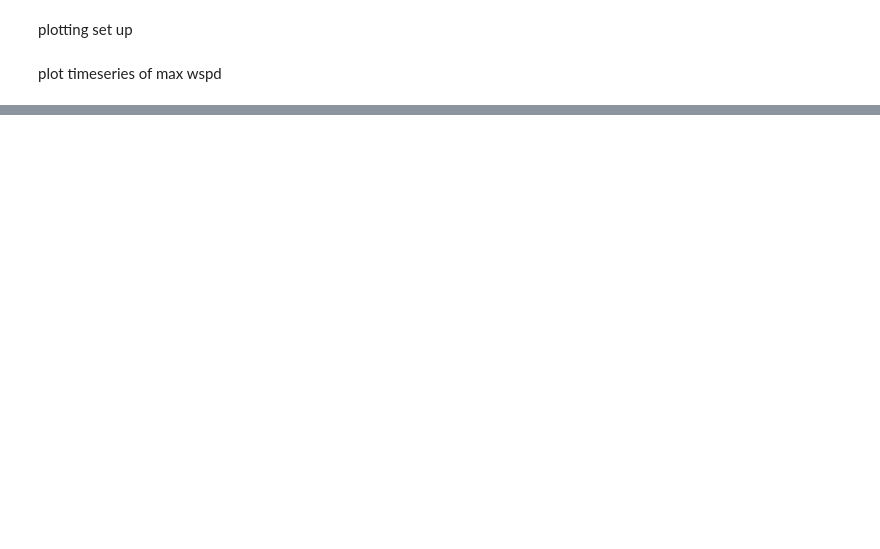
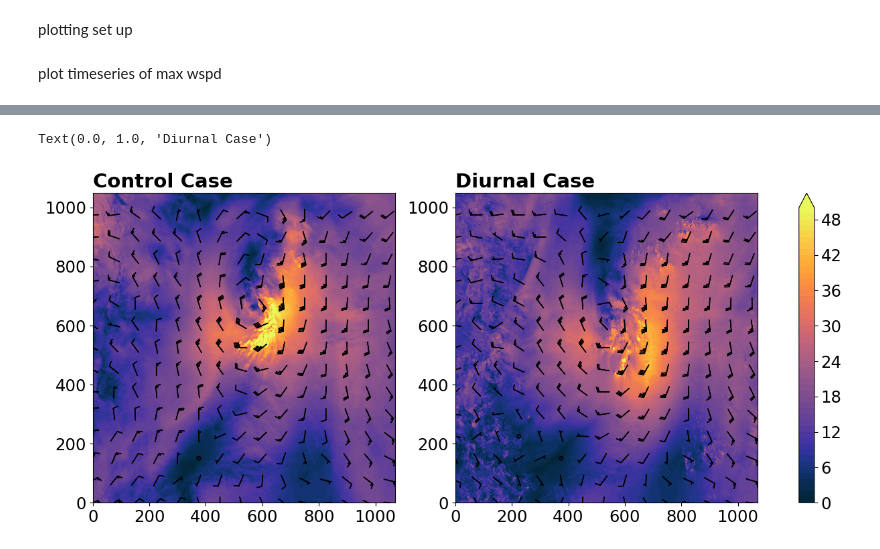
Before and after one commit to jhruppert/tc_erin, a Jupyter notebook: analysis/plot_tc_wind.ipynb, the cells around one changed output, grey strips where cells are left out. Drawn from its saved outputs; the diff is of its cells as text; code cells hidden in the pictures; blank space fills up the shorter version.

```diff
--- a/analysis/plot_tc_wind.ipynb
+++ b/analysis/plot_tc_wind.ipynb
@@ -171,0 +111,15 @@ ax.set_title(f"{u_c.bottom_top[3].values} mb")
+# %%
+duc = "/ourdisk/hpc/radclouds/auto_archive_notyet/tape_2copies/tc_erin/analysis/c_aglinterp_U"
+dvc = "/ourdisk/hpc/radclouds/auto_archive_notyet/tape_2copies/tc_erin/analysis/c_aglinterp_V"
+dud = "/ourdisk/hpc/radclouds/auto_archive_notyet/tape_2copies/tc_erin/analysis/d_aglinterp_U"
+dvd = "/ourdisk/hpc/radclouds/auto_archive_notyet/tape_2copies/tc_erin/analysis/d_aglinterp_V"
+
+uc = xr.open_dataarray(duc)
+vc = xr.open_dataarray(dvc)
+ud = xr.open_dataarray(dud)
+vd = xr.open_dataarray(dvd)
+
+time = uc.Time
+z = np.arange(0,5000.1,200)
+sn = uc.south_north
+we = uc.west_east
@@ -171,0 +130,35 @@ ax.set_title(f"{u_c.bottom_top[3].values} mb")
+# %%
+clevs = np.arange(0,50.1,1)
+cmap = cmocean.cm.thermal
+
+hidx = 15
+
+wspd_control_plot = (uc[37,hidx] ** 2 + vc[37,hidx] ** 2) ** (1/2)
+wspd_diurnal_plot = (ud[37,hidx] ** 2 + vd[37,hidx] ** 2) ** (1/2)
+
+fig, ax = plt.subplots(ncols=2, figsize=(16,6))
+
+cf = ax[0].contourf(we, sn, wspd_control_plot * 1.944,
+                    clevs, cmap=cmap, extend="max")
+
+ax[1].contourf(we, sn, wspd_diurnal_plot * 1.944,
+               clevs, cmap=cmap, extend="max")
+
+cbar = plt.colorbar(cf, ax=ax)
+
+# Add wind barbs
+barb_spacing = 75  # Adjust this value as needed for barb density
+ax[0].barbs(we[::barb_spacing], sn[::barb_spacing],
+            uc[37,hidx][::barb_spacing, ::barb_spacing] * 1.944,
+            vc[37,hidx][::barb_spacing, ::barb_spacing] * 1.944,
+            length=5, pivot='middle', color='black')
+ax[1].barbs(we[::barb_spacing], sn[::barb_spacing],
+            ud[37,hidx][::barb_spacing, ::barb_spacing] * 1.944,
+            vd[37,hidx][::barb_spacing, ::barb_spacing] * 1.944,
+            length=5, pivot='middle', color='black')
+
+ax[0].set_title("Control Case", loc="left")
+ax[1].set_title("Diurnal Case", loc="left")
+# %% [output]
+Text(0.0, 1.0, 'Diurnal Case')
+[figure, added]
```
Also changed, not shown: parts of 24 cells of this notebook, 5 other files.
